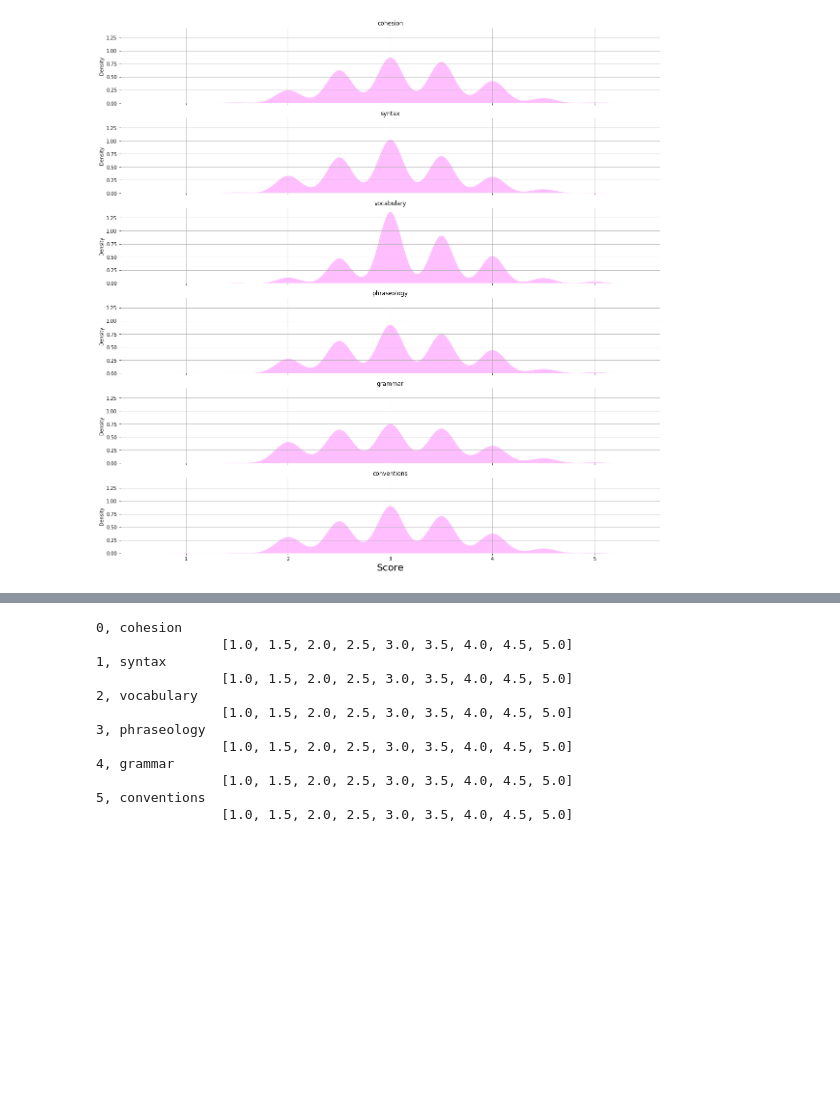
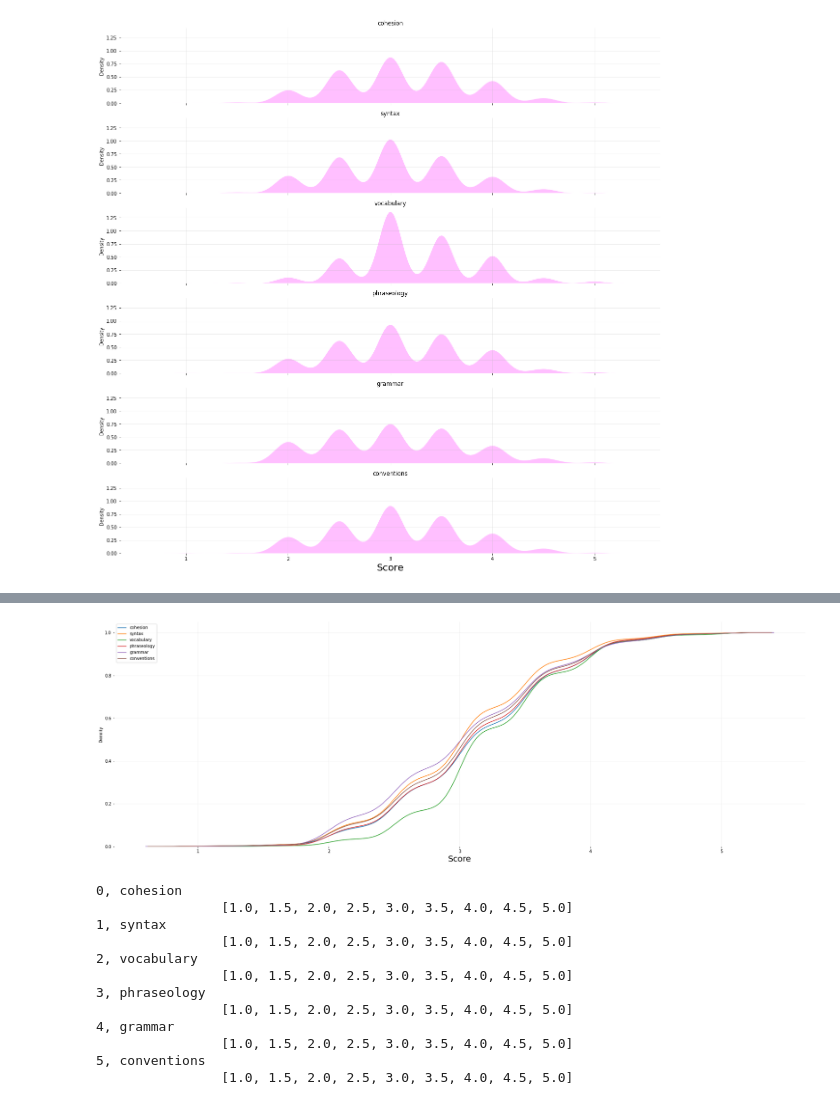
Before and after one commit to tripnv/fbp2-kaggle, a Jupyter notebook: eda.ipynb, the cells around one changed output, grey strips where cells are left out. Cells and saved outputs as stored; diff of their text form; code cells hidden in the pictures; blank space fills up the shorter version.

```diff
--- a/eda.ipynb
+++ b/eda.ipynb
@@ -86,6 +87,19 @@ plt.legend()
 plt.show()
 # %% [output]
 [figure]
+# %%
+fig = plt.figure(figsize = (30, 10))
+
+for idx, target_col in enumerate(TARGET_COLUMNS):
+    sns.kdeplot(train[target_col], palette='cool_r', fill = False, label = target_col, cumulative=True )
+
+plt.box(False)
+plt.grid(True, alpha = .25)
+plt.xlabel('Score', fontsize = 20)
+plt.legend()
+plt.show()
+# %% [output]
+[figure, added]
 # %%
 for idx, col in enumerate(train[TARGET_COLUMNS]):
     print(f"{idx}, {col} \n\t\t{sorted(train[col].unique())}")
```
Also changed, not shown: parts of 8 cells of this notebook.
